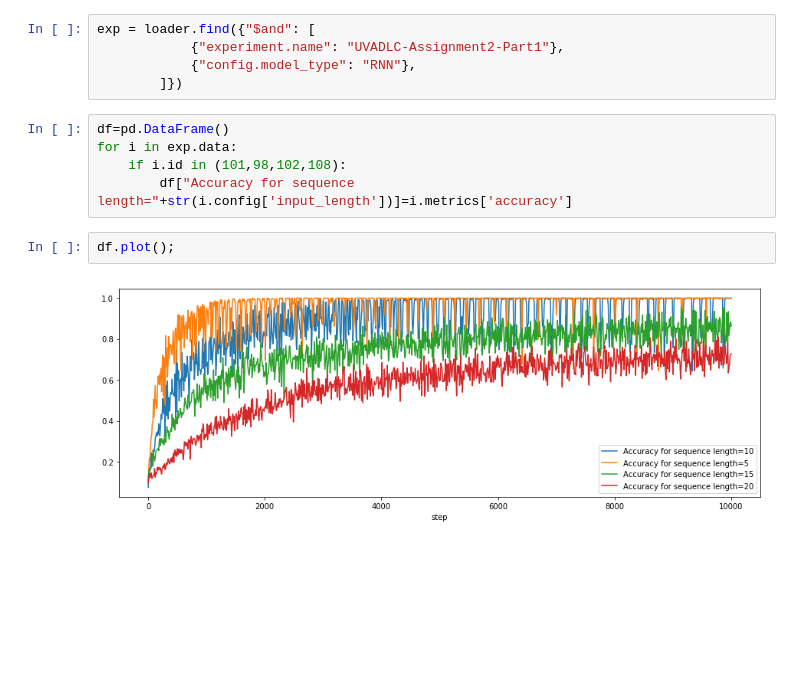
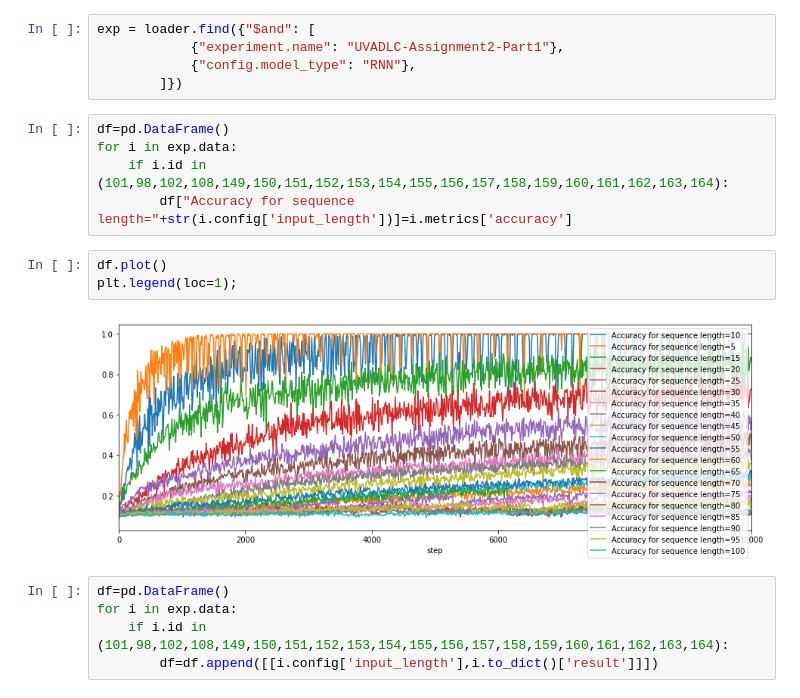
Before and after one commit to theofpa/uvadlc_practicals_2019, a Jupyter notebook: assignment_2/part1/RNN-accuracy.ipynb, the cells around one changed output. Drawn from its saved outputs; the diff is of its cells as text; blank space fills up the shorter version.

Commit message:
Finish plots

```diff
--- a/assignment_2/part1/RNN-accuracy.ipynb
+++ b/assignment_2/part1/RNN-accuracy.ipynb
@@ -16,9 +16,15 @@ exp = loader.find({"$and": [
 # %%
 df=pd.DataFrame()
 for i in exp.data:
-    if i.id in (101,98,102,108):
+    if i.id in (101,98,102,108,149,150,151,152,153,154,155,156,157,158,159,160,161,162,163,164):
         df["Accuracy for sequence length="+str(i.config['input_length'])]=i.metrics['accuracy']
 # %%
-df.plot();
+df.plot()
+plt.legend(loc=1);
 # %% [output]
-[figure, old version]
+[figure, new version]
+# %%
+df=pd.DataFrame()
+for i in exp.data:
+    if i.id in (101,98,102,108,149,150,151,152,153,154,155,156,157,158,159,160,161,162,163,164):
+        df=df.append([[i.config['input_length'],i.to_dict()['result']]])
```
Also changed, not shown: parts of 13 cells of this notebook.
